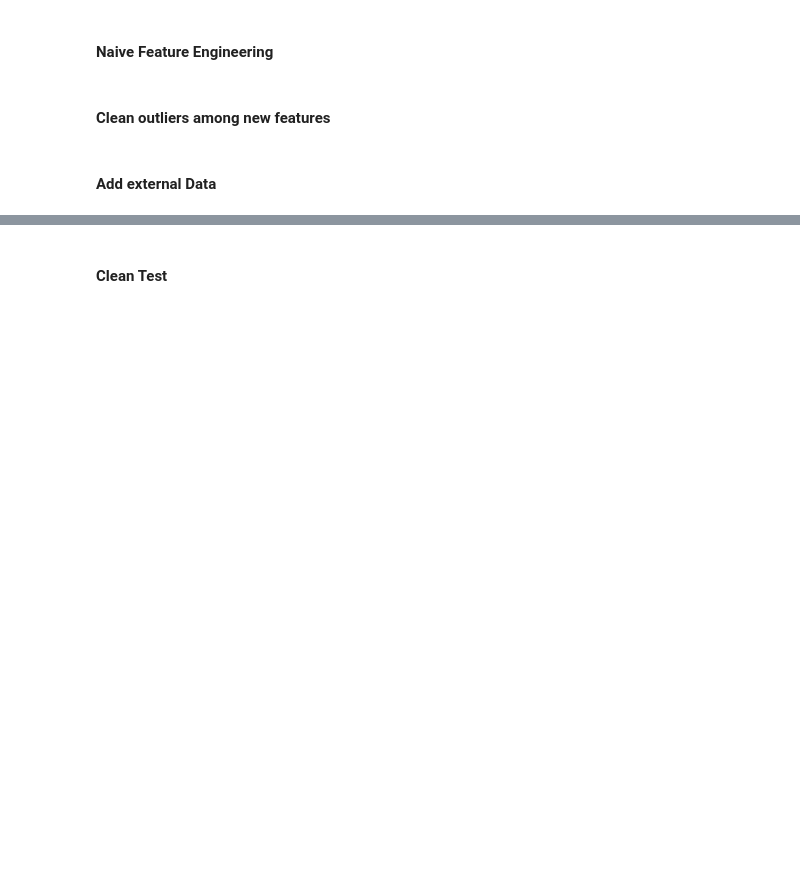
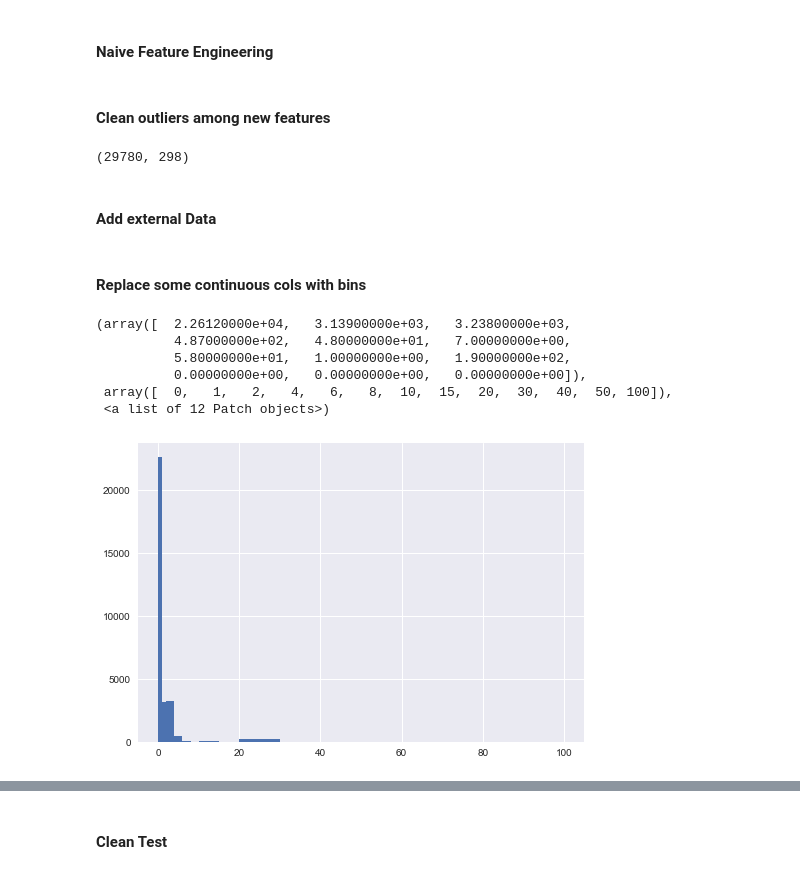
Before and after one commit to kirilldolmatov/SRHM, a Jupyter notebook: SRHM.ipynb, the cells around one changed output, grey strips where cells are left out. Saved outputs shown, nothing was run; the diff lists cells and outputs as text; code cells hidden in the pictures; blank space fills up the shorter version.

```diff
--- a/SRHM.ipynb
+++ b/SRHM.ipynb
@@ -226,8 +240,9 @@ train_df = train_df[train_df.price_doc.div(train_df.full_sq) >= 20000]
 train_df['price_per_sq'] = train_df.price_doc.div(train_df.full_sq)
 train_df['extra_sq'] = train_df['full_sq'] - train_df['life_sq']
 train_df['rel_life_sq_full_sq'] = train_df['life_sq'].div(train_df['full_sq'])
+train_df['rel_kitch_sq_full_sq'] = train_df['kitch_sq'].div(train_df['full_sq'])
 train_df['build_age'] = train_df.timestamp.dt.year - train_df.build_year
-train_df = train_df[train_df['build_age'] < 200]
+train_df.loc[train_df['build_age'] > 200, 'state'] = np.NaN
 
 full_all_sum = train_df.full_all.unique().sum() # assume that full_all is unique for each sub_area
 train_df['full_all_rel'] = train_df.full_all.div(full_all_sum)
@@ -251,6 +266,10 @@ for sub_area in train_df.sub_area.unique():
         train_df = train_df[~((train_df.price_per_sq > q_up) & (train_df.sub_area == sub_area))]
         q_low = train_df[train_df.sub_area==sub_area]['price_per_sq'].quantile(0.001)
         train_df = train_df[~((train_df.price_per_sq < q_low) & (train_df.sub_area == sub_area))]
+# %%
+train_df.shape
+# %% [output]
+(29780, 298)
 # %% [markdown]
 #### Add external Data
 # %%
@@ -260,2 +280,4 @@ train_df['ext_sub_area_rating'] = train_df['sub_area'].map(external_df.rating)
 test_df['ext_avg_price_by_square'] = test_df['sub_area'].map(external_df.avg_price_per_sq)
 test_df['ext_sub_area_rating'] = test_df['sub_area'].map(external_df.rating)
+# %% [markdown]
+#### Replace some continuous cols with bins
@@ -261,0 +356,11 @@ test_df['ext_sub_area_rating'] = test_df['sub_area'].map(external_df.rating)
+# %%
+bins  = [0, 1, 2, 4, 6, 8, 10, 15, 20, 30, 40, 50, 100]
+plt.hist(train_df.kindergarten_km, bins)
+# %% [output]
+(array([  2.26120000e+04,   3.13900000e+03,   3.23800000e+03,
+          4.87000000e+02,   4.80000000e+01,   7.00000000e+00,
+          5.80000000e+01,   1.00000000e+00,   1.90000000e+02,
+          0.00000000e+00,   0.00000000e+00,   0.00000000e+00]),
+ array([  0,   1,   2,   4,   6,   8,  10,  15,  20,  30,  40,  50, 100]),
+ <a list of 12 Patch objects>)
+[figure, added]
```
Also changed, not shown: parts of 15 cells of this notebook.
